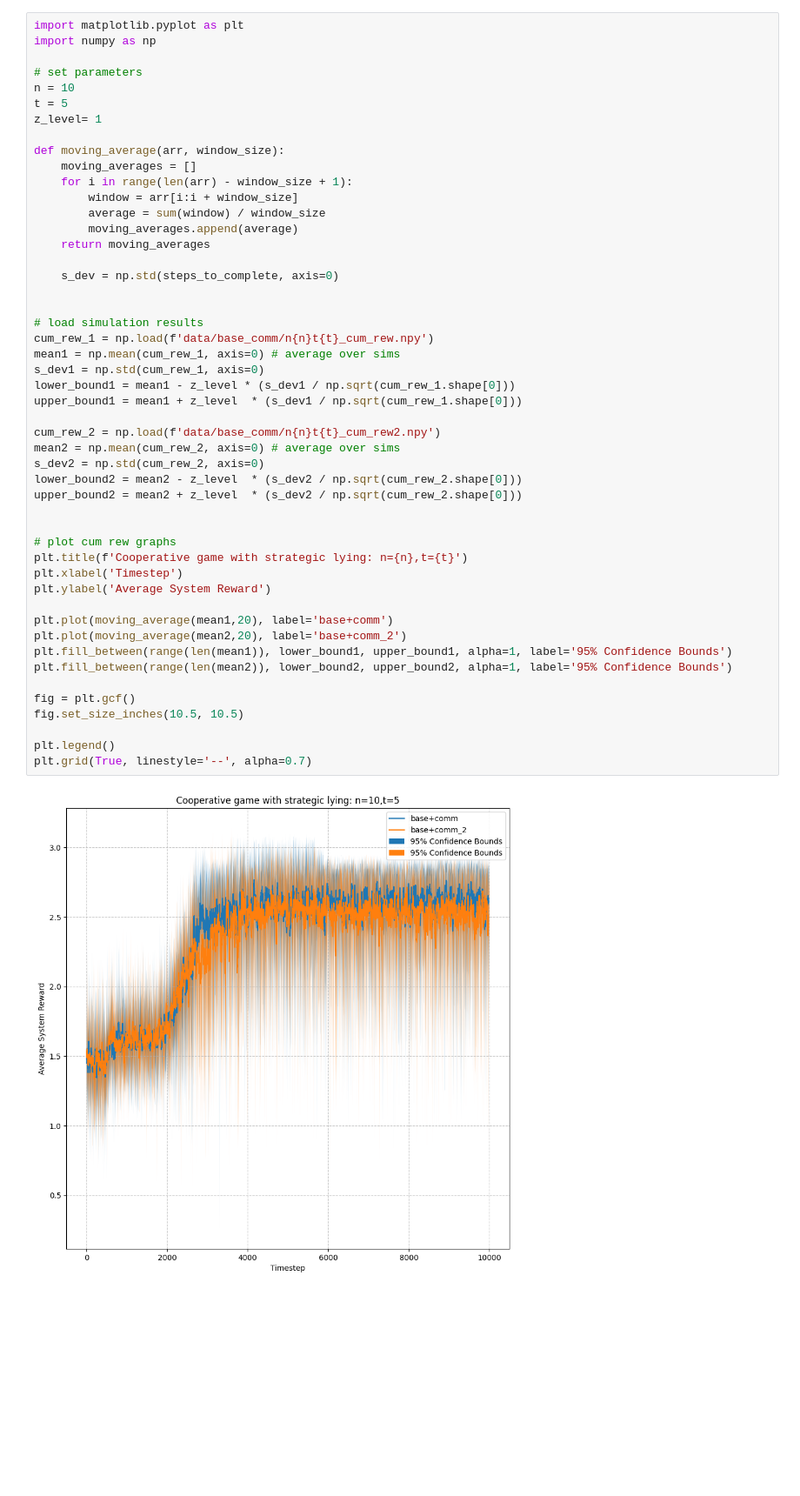
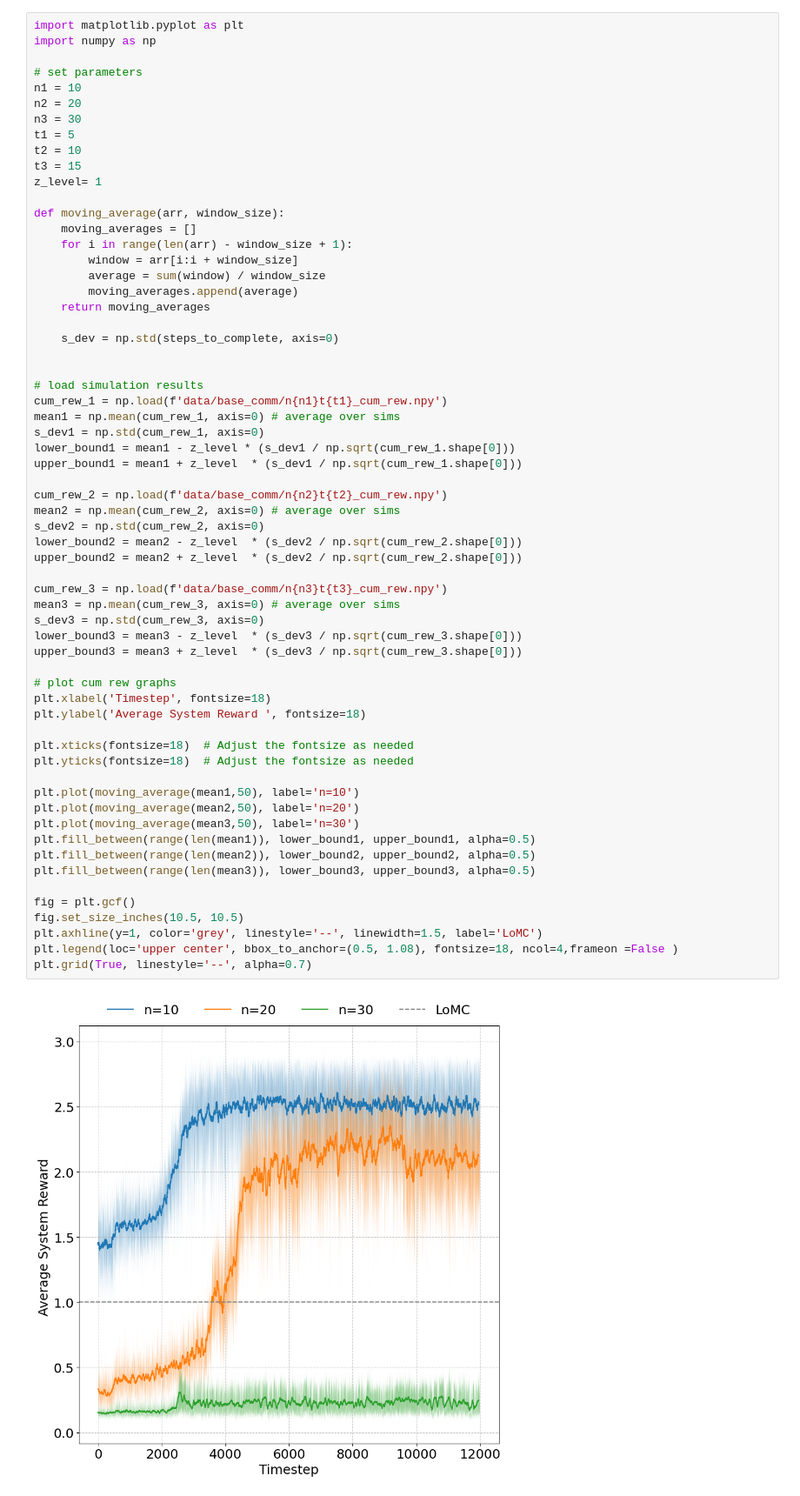
Before and after one commit to akhimoche/coop-form-marl, a Jupyter notebook: graph_test.ipynb, the cells around one changed output. Shown at 87% size. Saved outputs shown, nothing was run; the diff lists cells and outputs as text; blank space fills up the shorter version.

```diff
--- a/graph_test.ipynb
+++ b/graph_test.ipynb
@@ -3,50 +3,63 @@ import matplotlib.pyplot as plt
 import numpy as np
 
 # set parameters
-n = 10
-t = 5
+n1 = 10
+n2 = 20
+n3 = 30
+t1 = 5
+t2 = 10
+t3 = 15
 z_level= 1
 
 def moving_average(arr, window_size):
     moving_averages = []
     for i in range(len(arr) - window_size + 1):
         window = arr[i:i + window_size]
         average = sum(window) / window_size
         moving_averages.append(average)
     return moving_averages
 
     s_dev = np.std(steps_to_complete, axis=0)
 
 
 # load simulation results
-cum_rew_1 = np.load(f'data/base_comm/n{n}t{t}_cum_rew.npy')
+cum_rew_1 = np.load(f'data/base_comm/n{n1}t{t1}_cum_rew.npy')
 mean1 = np.mean(cum_rew_1, axis=0) # average over sims
 s_dev1 = np.std(cum_rew_1, axis=0)
 lower_bound1 = mean1 - z_level * (s_dev1 / np.sqrt(cum_rew_1.shape[0]))
 upper_bound1 = mean1 + z_level  * (s_dev1 / np.sqrt(cum_rew_1.shape[0]))
 
-cum_rew_2 = np.load(f'data/base_comm/n{n}t{t}_cum_rew2.npy')
+cum_rew_2 = np.load(f'data/base_comm/n{n2}t{t2}_cum_rew.npy')
 mean2 = np.mean(cum_rew_2, axis=0) # average over sims
 s_dev2 = np.std(cum_rew_2, axis=0)
 lower_bound2 = mean2 - z_level  * (s_dev2 / np.sqrt(cum_rew_2.shape[0]))
 upper_bound2 = mean2 + z_level  * (s_dev2 / np.sqrt(cum_rew_2.shape[0]))
 
+cum_rew_3 = np.load(f'data/base_comm/n{n3}t{t3}_cum_rew.npy')
+mean3 = np.mean(cum_rew_3, axis=0) # average over sims
+s_dev3 = np.std(cum_rew_3, axis=0)
+lower_bound3 = mean3 - z_level  * (s_dev3 / np.sqrt(cum_rew_3.shape[0]))
+upper_bound3 = mean3 + z_level  * (s_dev3 / np.sqrt(cum_rew_3.shape[0]))
 
 # plot cum rew graphs
-plt.title(f'Cooperative game with strategic lying: n={n},t={t}')
-plt.xlabel('Timestep')
-plt.ylabel('Average System Reward')
+plt.xlabel('Timestep', fontsize=18)
+plt.ylabel('Average System Reward ', fontsize=18)
 
-plt.plot(moving_average(mean1,20), label='base+comm')
-plt.plot(moving_average(mean2,20), label='base+comm_2')
-plt.fill_between(range(len(mean1)), lower_bound1, upper_bound1, alpha=1, label='95% Confidence Bounds')
-plt.fill_between(range(len(mean2)), lower_bound2, upper_bound2, alpha=1, label='95% Confidence Bounds')
+plt.xticks(fontsize=18)  # Adjust the fontsize as needed
+plt.yticks(fontsize=18)  # Adjust the fontsize as needed
+
+plt.plot(moving_average(mean1,50), label='n=10')
+plt.plot(moving_average(mean2,50), label='n=20')
+plt.plot(moving_average(mean3,50), label='n=30')
+plt.fill_between(range(len(mean1)), lower_bound1, upper_bound1, alpha=0.5)
+plt.fill_between(range(len(mean2)), lower_bound2, upper_bound2, alpha=0.5)
+plt.fill_between(range(len(mean3)), lower_bound3, upper_bound3, alpha=0.5)
 
 fig = plt.gcf()
 fig.set_size_inches(10.5, 10.5)
-
-plt.legend()
+plt.axhline(y=1, color='grey', linestyle='--', linewidth=1.5, label='LoMC')
+plt.legend(loc='upper center', bbox_to_anchor=(0.5, 1.08), fontsize=18, ncol=4,frameon =False )
 plt.grid(True, linestyle='--', alpha=0.7)
 # %% [output]
-[figure, old version]
+[figure, new version]
 # %%
```
Also changed, not shown: parts of 2 cells of this notebook, 1 other file.
